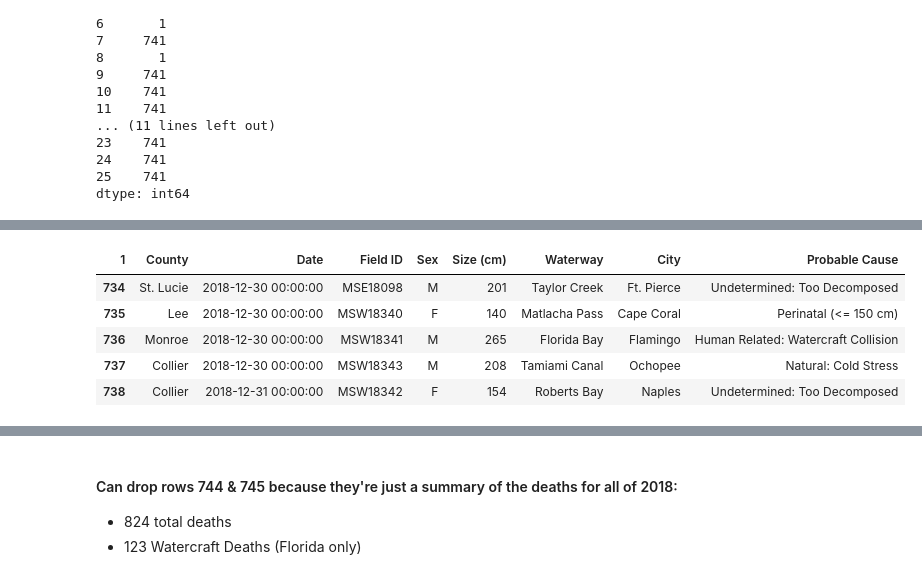
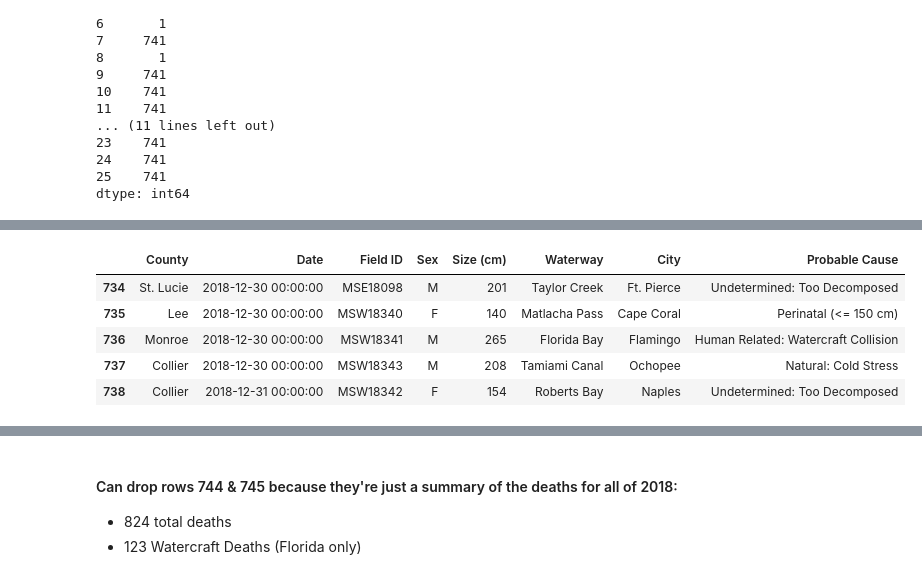
Before and after one commit to MagicMilly/manatee-mortality, a Jupyter notebook: manatees.ipynb, the cells around one changed output, grey strips where cells are left out. Drawn from its saved outputs; the diff is of its cells as text; code cells hidden in the pictures.

```diff
--- a/manatees.ipynb
+++ b/manatees.ipynb
@@ -128,3 +128,6 @@ new_df.head()
 | 4 | Brevard | 2018-02-02 00:00:00 | MEC18014 | M | 209 | Eau Gallie River | Melbourne | Natural: Cold Stress |
 # %%
 # I'm going to remove that unnecessary timestamp eventually
+# %%
+manatee_df = pd.read_csv('manatee_mortality_2018.csv')
+manatee_df.head()
@@ -131,7 +141,7 @@ new_df.head()
 # %%
-new_df.tail()
+manatee_df.tail()
 # %% [output]
-| 1 | County | Date | Field ID | Sex | Size (cm) | Waterway | City | Probable Cause |
+|  | County | Date | Field ID | Sex | Size (cm) | Waterway | City | Probable Cause |
 | 734 | St. Lucie | 2018-12-30 00:00:00 | MSE18098 | M | 201 | Taylor Creek | Ft. Pierce | Undetermined: Too Decomposed |
 | 735 | Lee | 2018-12-30 00:00:00 | MSW18340 | F | 140 | Matlacha Pass | Cape Coral | Perinatal (<= 150 cm) |
 | 736 | Monroe | 2018-12-30 00:00:00 | MSW18341 | M | 265 | Florida Bay | Flamingo | Human Related: Watercraft Collision |
```
Also changed, not shown: parts of 19 cells of this notebook, 4 other files.
